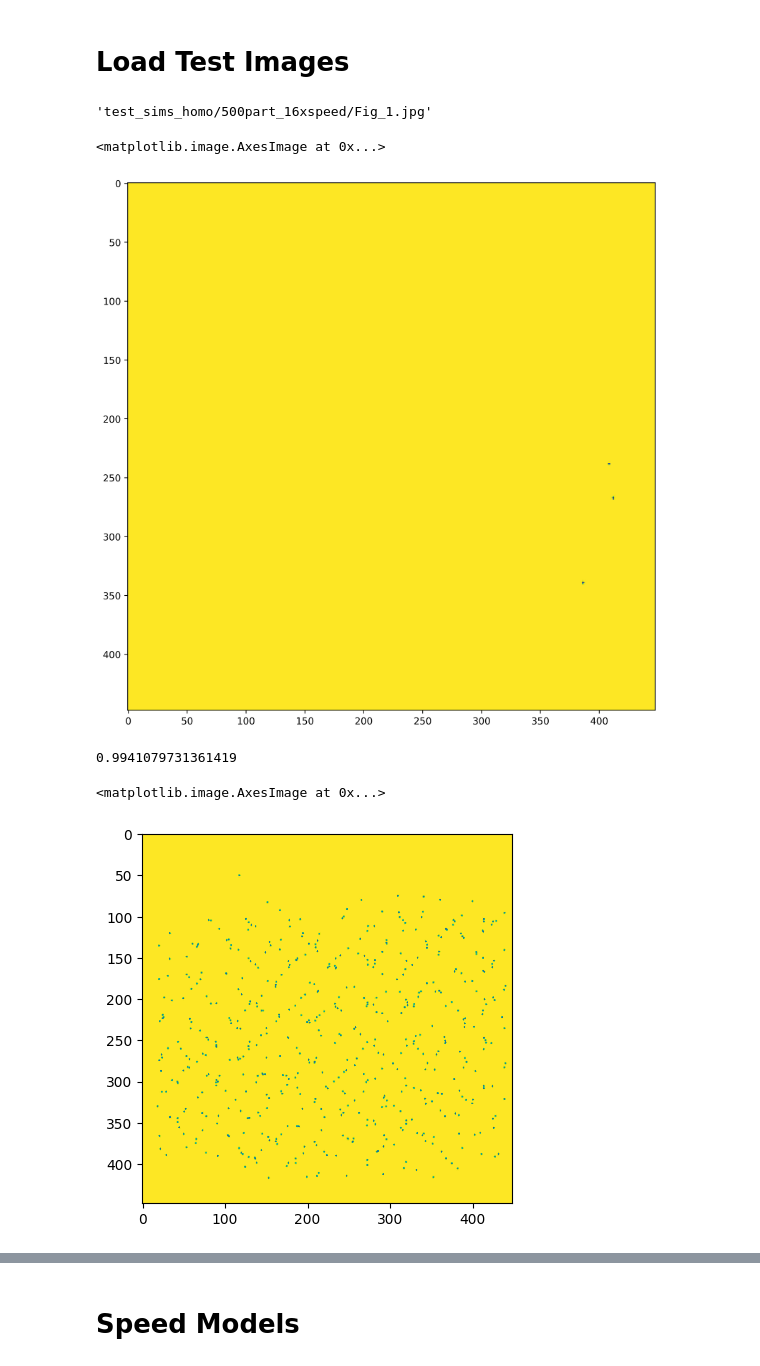
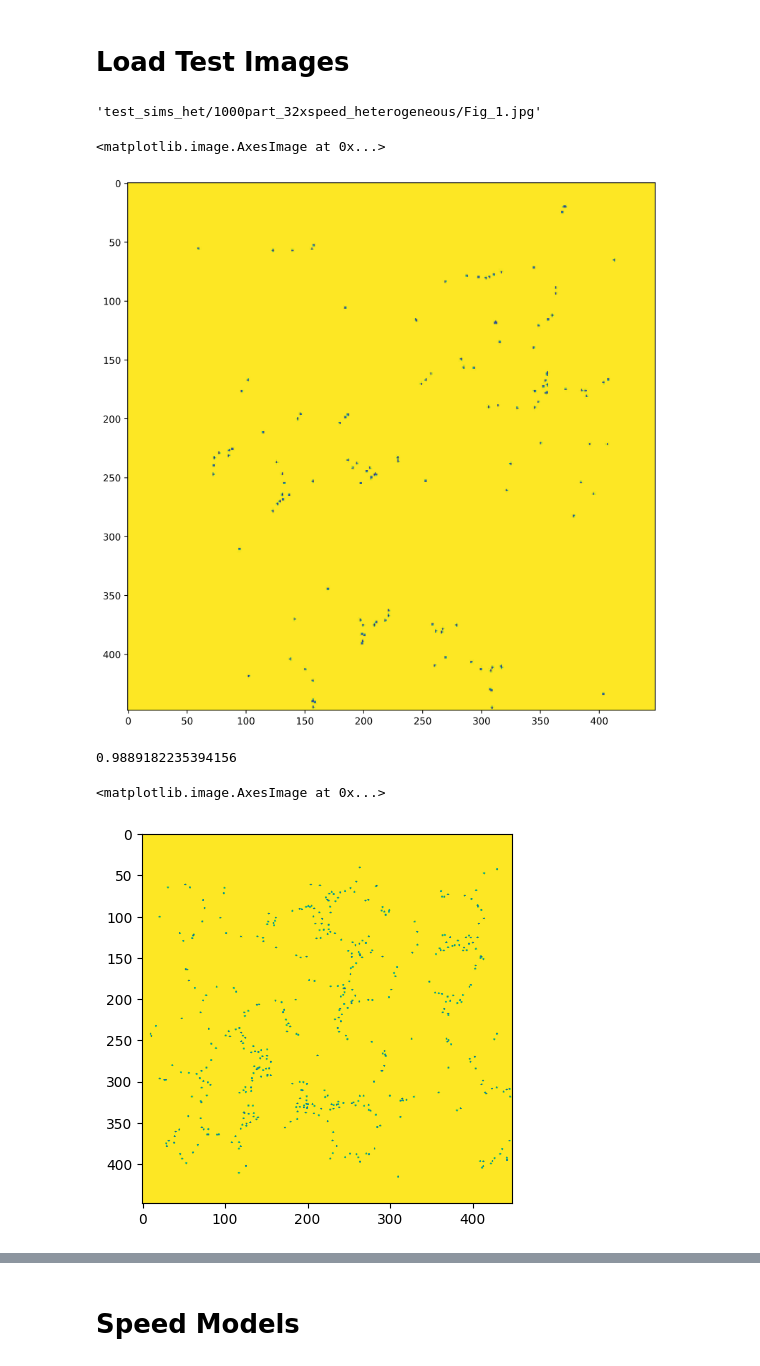
Before and after one commit to mberghouse/DeepTrackStat, a Jupyter notebook: All_stats_testing_experimental.ipynb, the cells around one changed output, grey strips where cells are left out. Saved outputs shown, nothing was run; the diff lists cells and outputs as text; code cells hidden in the pictures.

```diff
--- a/All_stats_testing_experimental.ipynb
+++ b/All_stats_testing_experimental.ipynb
@@ -39,5 +41,5 @@ filenames[f_idx]
 # %%
-base='test_sims_homo/500part_16xspeed/'
+base='test_sims_het/1000part_32xspeed_heterogeneous/'
 
 #base='shew_noflow/8040_20x_002_frames/'
 import os
@@ -86,7 +88,7 @@ gc.collect()
 # %%
 full_files[0]
 # %% [output]
-'test_sims_homo/500part_16xspeed/Fig_1.jpg'
+'test_sims_het/1000part_32xspeed_heterogeneous/Fig_1.jpg'
 # %%
 import cv2
 import numpy as np
@@ -111,21 +113,21 @@ def parallel_image_processing(full_files, l):
         images[i] = resized_image
     return images
 
-images1 = parallel_image_processing(full_files,l1)
+images = parallel_image_processing(full_files,l1)
 images2 = parallel_image_processing(full_files,l1)
 #images3 = parallel_image_processing(full_files,l2)
 # %%
 plt.figure(figsize=(10,10),dpi=500)
-plt.imshow(images1[-1])
+plt.imshow(images[-1])
 # %% [output]
 <matplotlib.image.AxesImage at 0x...>
-[figure, old version]
+[figure, new version]
 # %%
 # for i in range(len(images)):
 #     images[i] = 1-images[i]
-np.mean(images1[0])
+np.mean(images[0])
 # %% [output]
-0.9941079731361419
+0.9889182235394156
 # %%
 
 class TestDataset2(Dataset):
@@ -137,10 +139,18 @@ class TestDataset2(Dataset):
 
     def __getitem__(self, index):
         image = self.images[index]
-
+        image = torch.transpose(image,1,2)
         return image.float()
 
-images = images1[:,:,:].reshape([(images1.shape[0])//40,40,448,448])
+if (images.shape[0]-30)%40==0:
+    images = images[30:,:,:].reshape([(images.shape[0]-30)//40,40,448,448])
+elif (images.shape[0]-20)%40==0:
+    images = images[20:,:,:].reshape([(images.shape[0]-20)//40,40,448,448])
+elif (images.shape[0]-10)%40==0:
+    images = images[10:,:,:].reshape([(images.shape[0]-10)//40,40,448,448])
+else:
+    images = images.reshape([(images.shape[0])//40,40,448,448])
+
 images = torch.tensor(images)
 
 dataset_test = TestDataset2(images)#  xtorch_test, distr_torch_test, scales_test2)
@@ -163,10 +173,10 @@ batch_size = 2
 test_dataloader2 = DataLoader(dataset_test, batch_size=batch_size, shuffle=False, drop_last=True, num_workers=0)
 
 
-x = next(iter(test_dataloader))
+x = next(iter(test_dataloader2))
 # %%
-plt.imshow(x[0,39,:,:])
+plt.imshow(x[0,29,:,:])
 # %% [output]
 <matplotlib.image.AxesImage at 0x...>
-[figure, old version]
+[figure, new version]
 # %%
```
Also changed, not shown: parts of 32 cells of this notebook, 12 other files.
